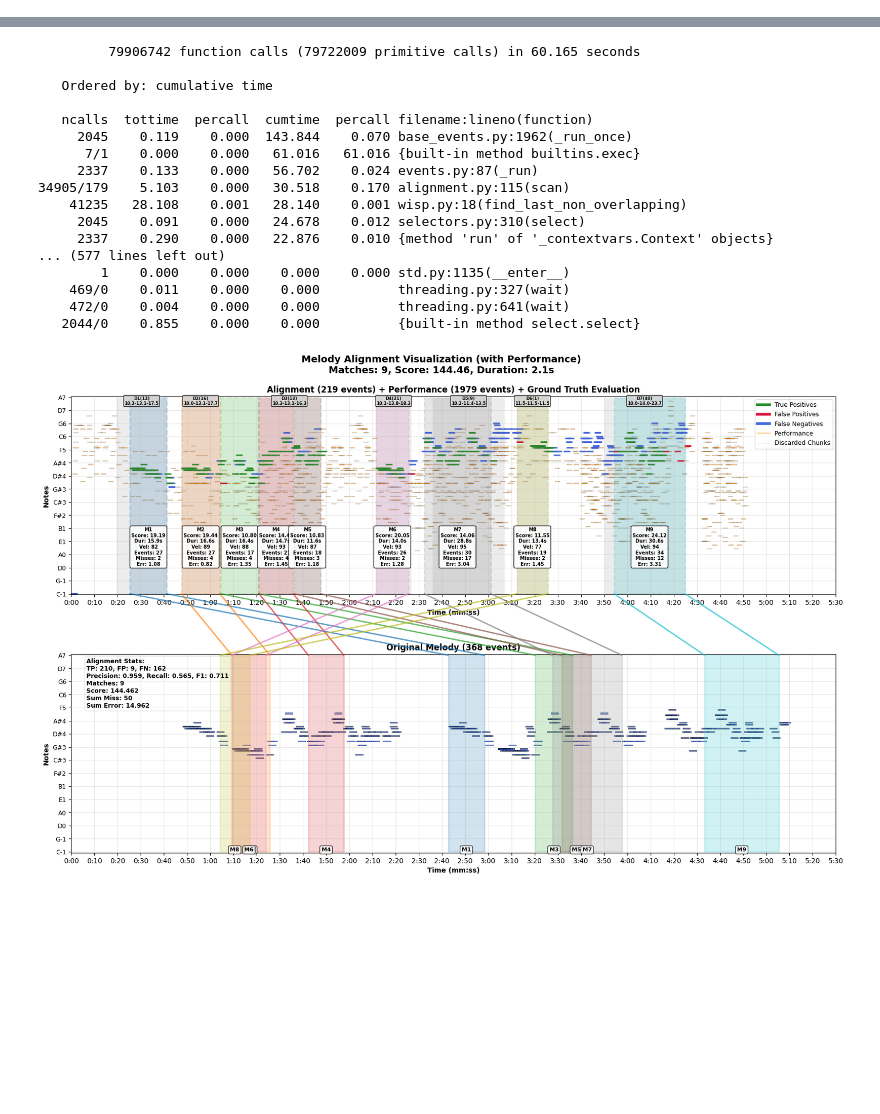
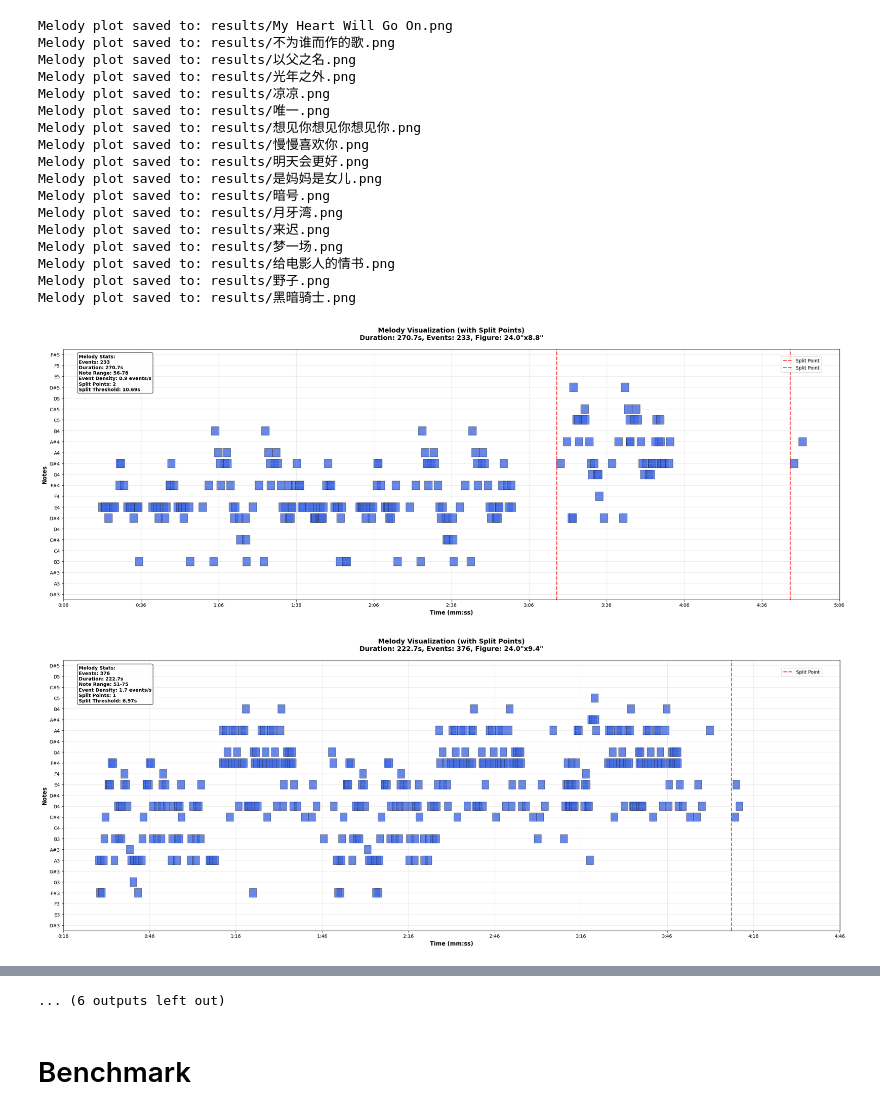
Before and after one commit to AnJunHao/MelEx, a Jupyter notebook: test.ipynb, the cells around one changed output, grey strips where cells are left out. Cells and saved outputs as stored; diff of their text form; code cells hidden in the pictures; blank space fills up the shorter version.

```diff
--- a/test.ipynb
+++ b/test.ipynb
@@ -0,0 +1,29 @@
+# %%
+import exmel
+dataset = exmel.Dataset("dataset")
+# %%
+for song in dataset:
+    song.melody.plot(
+        save_path=f"results/{song.name}.png",
+        show_plot=False,
+        show_splits=True)
+# %% [output]
+Melody plot saved to: results/My Heart Will Go On.png
+Melody plot saved to: results/不为谁而作的歌.png
+Melody plot saved to: results/以父之名.png
+Melody plot saved to: results/光年之外.png
+Melody plot saved to: results/凉凉.png
+Melody plot saved to: results/唯一.png
+Melody plot saved to: results/想见你想见你想见你.png
+Melody plot saved to: results/慢慢喜欢你.png
+Melody plot saved to: results/明天会更好.png
+Melody plot saved to: results/是妈妈是女儿.png
+Melody plot saved to: results/暗号.png
+Melody plot saved to: results/月牙湾.png
+Melody plot saved to: results/来迟.png
+Melody plot saved to: results/梦一场.png
+Melody plot saved to: results/给电影人的情书.png
+Melody plot saved to: results/野子.png
+Melody plot saved to: results/黑暗骑士.png
+[figure, added]
+[figure, added]
@@ -1,2 +39,5 @@
+... (6 outputs left out)
+# %% [markdown]
+# Benchmark
 # %%
 import exmel
@@ -9,39 +43,0 @@ def run():
-# %%
-cProfile.run("run()", sort='cumtime')
-# %% [output]
-         79906742 function calls (79722009 primitive calls) in 60.165 seconds
-
-   Ordered by: cumulative time
-
-   ncalls  tottime  percall  cumtime  percall filename:lineno(function)
-     2045    0.119    0.000  143.844    0.070 base_events.py:1962(_run_once)
-      7/1    0.000    0.000   61.016   61.016 {built-in method builtins.exec}
-     2337    0.133    0.000   56.702    0.024 events.py:87(_run)
-34905/179    5.103    0.000   30.518    0.170 alignment.py:115(scan)
-    41235   28.108    0.001   28.140    0.001 wisp.py:18(find_last_non_overlapping)
-     2045    0.091    0.000   24.678    0.012 selectors.py:310(select)
-     2337    0.290    0.000   22.876    0.010 {method 'run' of '_contextvars.Context' objects}
-... (577 lines left out)
-        1    0.000    0.000    0.000    0.000 std.py:1135(__enter__)
-    469/0    0.011    0.000    0.000          threading.py:327(wait)
-    472/0    0.004    0.000    0.000          threading.py:641(wait)
-   2044/0    0.855    0.000    0.000          {built-in method select.select}
-# %%
-alignment = exmel.align(
-    "dataset/My Heart Will Go On/My Heart Will Go On.m.mid",
-    "dataset/My Heart Will Go On/My Heart Will Go On.t.mid")
-
-# exmel.evaluate_melody(
-#     exmel.Melody("mid_files/test/piano_melody_test_samples/LFSizzSFXfw/LFSizzSFXfw_rectified.mid", 3),
-#     alignment.events,
-#     plot=True
-# )
-
-exmel.plot_alignment(
-    alignment=alignment,
-    ref_melody="mid_files/test/melody/176e95cb42b14484472d6a379815744d.est.note",
-    performance="mid_files/test/piano_melody_test_samples/LFSizzSFXfw/LFSizzSFXfw_transcription.mid",
-    ground_truth=exmel.Melody("mid_files/test/piano_melody_test_samples/LFSizzSFXfw/LFSizzSFXfw_rectified.mid", 3),
-)
-# %% [output]
-[figure, removed]
```
Also changed, not shown: parts of 25 cells of this notebook, 14 other files.
